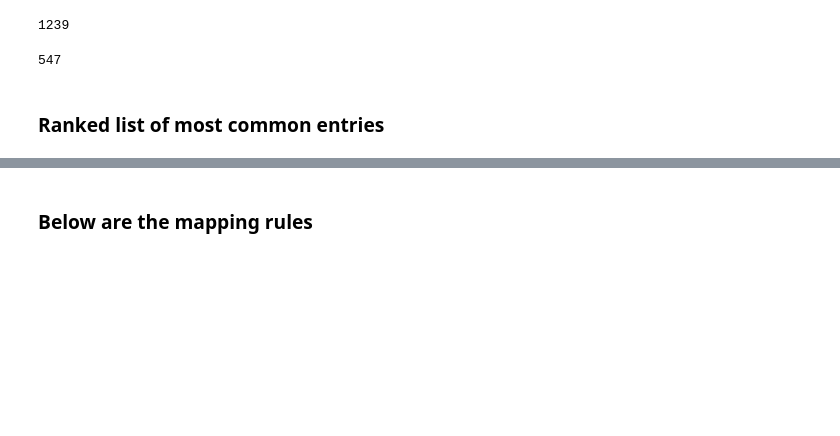
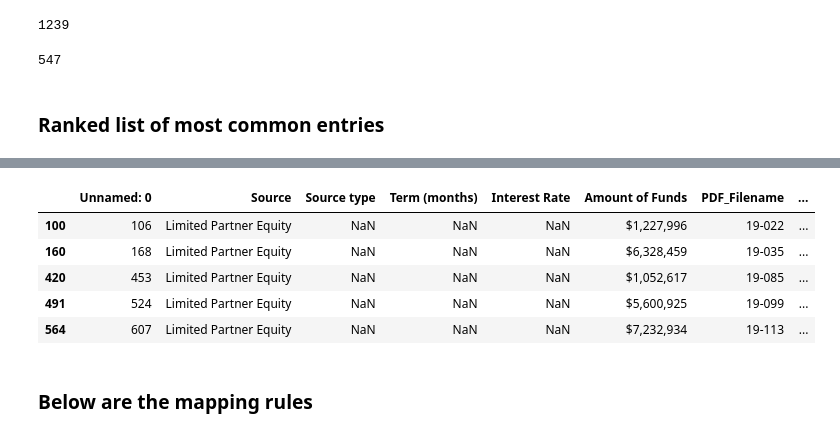
Before and after one commit to qunderriner/PDF_Extraction, a Jupyter notebook: California_Mapping.ipynb, the cells around one changed output, grey strips where cells are left out. Saved outputs shown, nothing was run; the diff lists cells and outputs as text; code cells hidden in the pictures; blank space fills up the shorter version.

```diff
--- a/California_Mapping.ipynb
+++ b/California_Mapping.ipynb
@@ -46,5 +47,7 @@ df_combined = df_combined[~df_combined["Source"].str.contains("General Partner E
 # %%
 df_combined.to_csv("LIHTC_California_Scraped_Labeled_Funding.csv")
+# %%
+df_combined = pd.read_csv("LIHTC_California_Scraped_Labeled_Funding.csv")
 # %% [markdown]
 ### Ranked list of most common entries
 # %%
@@ -70,3 +95,12 @@ Name: Source, dtype: int64
+# %%
+df_combined[df_combined["Source"] == "Limited Partner Equity"]
+# %% [output]
+|  | Unnamed: 0 | Source | Source type | Term (months) | Interest Rate | Amount of Funds | PDF_Filename | ... |
+| 100 | 106 | Limited Partner Equity | NaN | NaN | NaN | $1,227,996 | 19-022 | ... |
+| 160 | 168 | Limited Partner Equity | NaN | NaN | NaN | $6,328,459 | 19-035 | ... |
+| 420 | 453 | Limited Partner Equity | NaN | NaN | NaN | $1,052,617 | 19-085 | ... |
+| 491 | 524 | Limited Partner Equity | NaN | NaN | NaN | $5,600,925 | 19-099 | ... |
+| 564 | 607 | Limited Partner Equity | NaN | NaN | NaN | $7,232,934 | 19-113 | ... |
 # %% [markdown]
 ### Below are the mapping rules
 # %%
```
Also changed, not shown: parts of 9 cells of this notebook.
